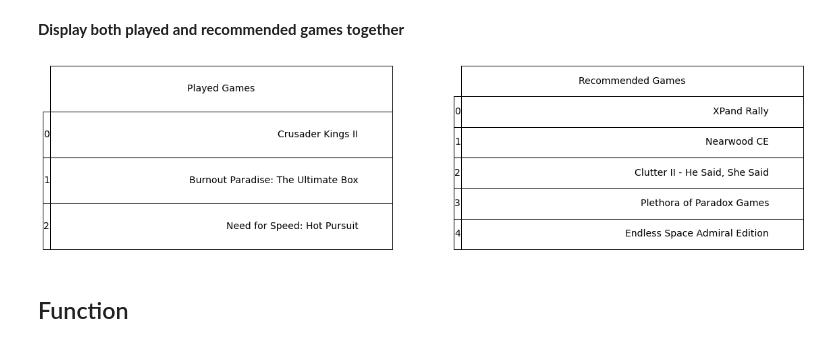
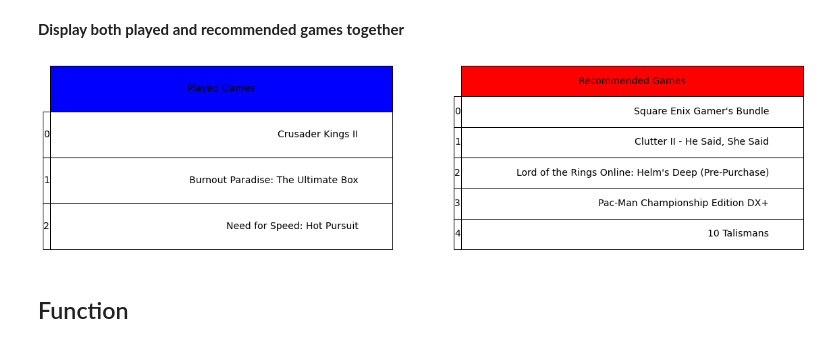
Before and after one commit to JuanMa894/VGames-rec-system, a Jupyter notebook: Game_recommender_system.ipynb, the cells around one changed output. Drawn from its saved outputs; the diff is of its cells as text; code cells hidden in the pictures.

Commit message:
edited table fig in rec function, code for app, added background img

```diff
--- a/Game_recommender_system.ipynb
+++ b/Game_recommender_system.ipynb
@@ -789,5 +789,4 @@ joblib.dump(best_model, 'svd_model.sav')
 # %%
 # Dataset with all customer id and games played/reviewed by each of them
-customer_set = Ratings.set_index('customer_id')
-customer_set.drop(columns='star_rating', inplace=True)
+customer_set = pd.DataFrame(Ratings.clean_title.values, index=Ratings['customer_id'], columns=['clean_title'])
 # %% [markdown]
@@ -828,12 +827,9 @@ not_played['prediction'] = not_played['clean_title'].apply(lambda x: best_model.
 # Sort dataset based on predicted rating
 not_played.sort_values(by='prediction', ascending=False, inplace=True)
 
-#renaiming clean_title column for readibility
-not_played.rename(columns={'clean_title': 'Recommended Games'}, inplace=True)
-
 # around the 30 first titles of not_played have a predicted rating of 4.30 to 4.50 (not much different)
 # Will set up to give a random sample of top 30 games so a different recommendation is given every time
-top_30 =  not_played['Recommended Games'].head(30)
+top_30 =  not_played['clean_title'].head(30)
 
 # Only returning specified number of recomendations requested by user (nRec)
 recommendation = top_30.sample(n=nRec)
@@ -842,36 +838,34 @@ recommendation = top_30.sample(n=nRec)
 # %%
 #creating fig to display two dataframes next to eachother
 fig = plt.figure(figsize=(20,5))
-
+font_size=14
 
 #creating new daframe using played list, using only game-name column for easy implementation below
 #only displaying first 5 games played by user
 p_df = pd.DataFrame(played, columns=(['Played Games'])).head()
 
 #first ax will display games 5 games played by customer
 ax1 = fig.add_subplot(121)
-font_size=14
 bbox=[0, 0, 1, 1]
 ax1.axis('off')
-mpl_table = ax1.table(cellText = p_df.values, rowLabels = p_df.index, bbox=bbox, colLabels=p_df.columns)
-mpl_table.auto_set_font_size(False)
-mpl_table.set_fontsize(font_size)
+mpl_table1 = ax1.table(cellText = p_df.values, rowLabels = p_df.index, bbox=bbox, colLabels=p_df.columns, colColours='blue')
+mpl_table1.auto_set_font_size(False)
+mpl_table1.set_fontsize(font_size)
 
 
 #creating new daframe using recommendation df, using only game-name column for easy implementation below
 r_df = pd.DataFrame(recommendation)
 r_df.reset_index(inplace=True, drop=True)
 
 # on ax2 will display recommended games
 ax2 = fig.add_subplot(122)
-font_size=14
 bbox=[0, 0, 1, 1]
 ax2.axis('off')
-mpl_table = ax2.table(cellText = r_df.values, rowLabels = r_df.index, bbox=bbox, colLabels=r_df.columns)
-mpl_table.auto_set_font_size(False)
-mpl_table.set_fontsize(font_size)
+mpl_table2 = ax2.table(cellText = r_df.values, rowLabels = r_df.index, bbox=bbox, colLabels=(['Recommended Games']), colColours='red')
+mpl_table2.auto_set_font_size(False)
+mpl_table2.set_fontsize(font_size)
 # %% [output]
-[figure, old version]
+[figure, new version]
 # %% [markdown]
 ## Function
 # %%
```
Also changed, not shown: parts of 7 cells of this notebook, 5 other files.
